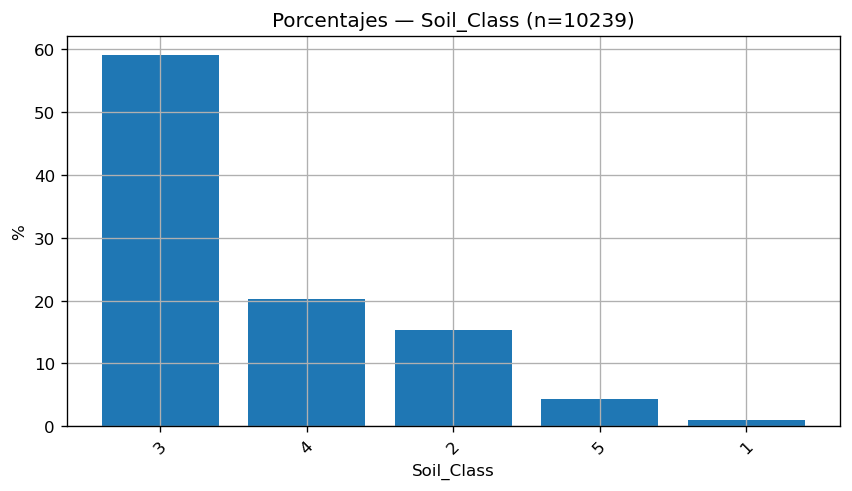
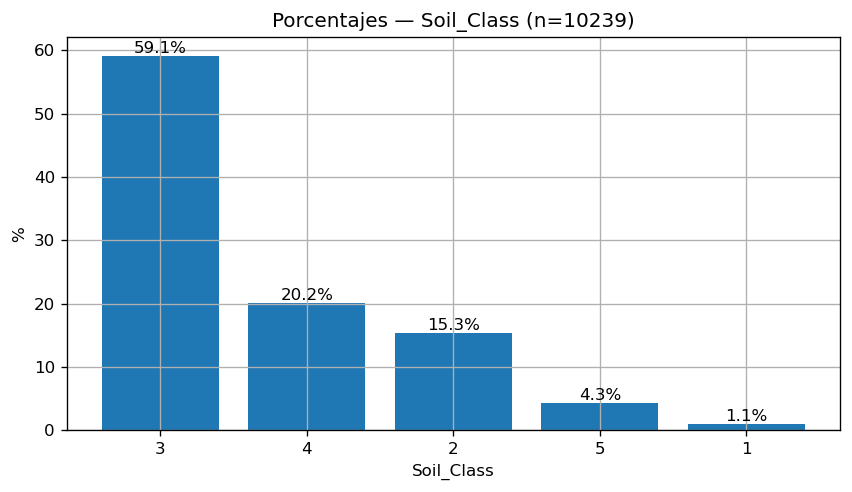
The notebook cell's code change between the first figure and the second:
--- before
+++ after
@@ -1,8 +1,9 @@
 # Porcentajes
 plt.figure(figsize=(7.2, 4.2), dpi=120)
-plt.bar(perc.index.astype(str), perc.values)
+bars = plt.bar(perc.index.astype(str), perc.values)
+plt.bar_label(bars, fmt="%.1f%%")
 plt.title(f"Porcentajes — {col} (n={len(df)})")
 plt.xlabel(col); plt.ylabel("%")
-plt.xticks(rotation=45)
+plt.xticks(rotation=0)
 plt.grid(True); plt.tight_layout()
 plt.show()

Commit: Update documentation